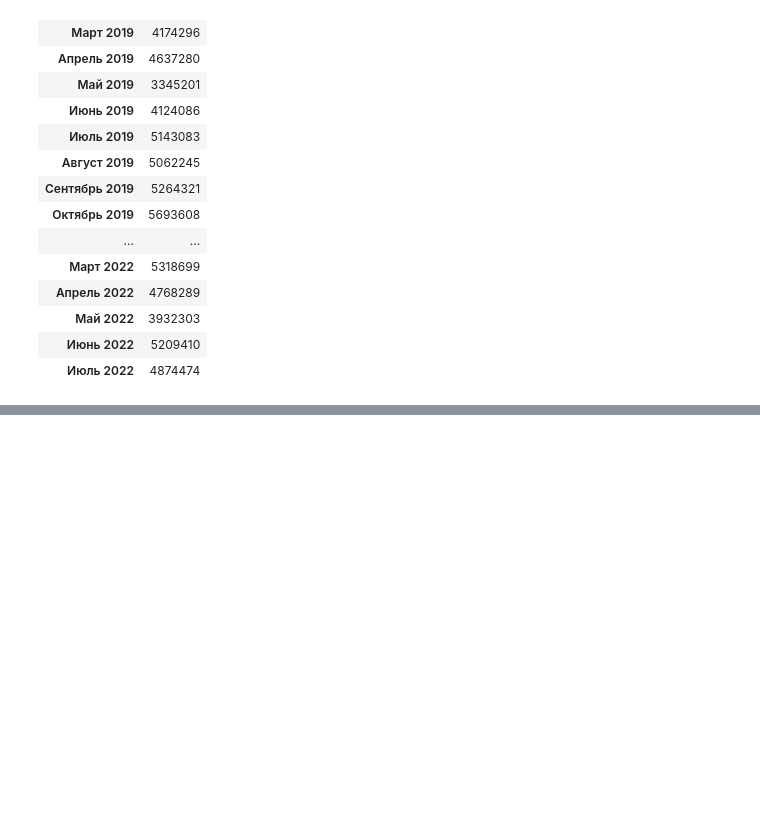
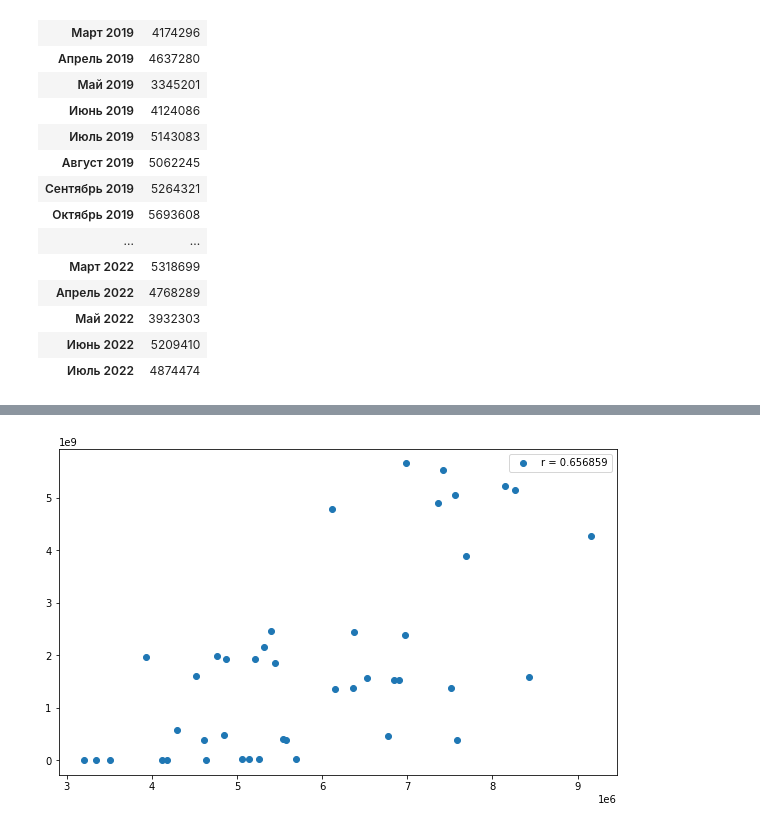
Before and after one commit to lisa2271/Praktika, a Jupyter notebook: praktika.ipynb, the cells around one changed output, grey strips where cells are left out. Saved outputs shown, nothing was run; the diff lists cells and outputs as text; code cells hidden in the pictures; blank space fills up the shorter version.

```diff
--- a/praktika.ipynb
+++ b/praktika.ipynb
@@ -325,0 +335,9 @@ data1
+# %%
+x2 = data1.credit.astype(int)
+y2 = data1.amount
+plt.figure(figsize=(10,6))
+plt.scatter(x2,y2)
+plt.legend(['r = 0.656859'])
+plt.show()
+# %% [output]
+[figure, added]
```
Also changed, not shown: parts of 15 cells of this notebook.
